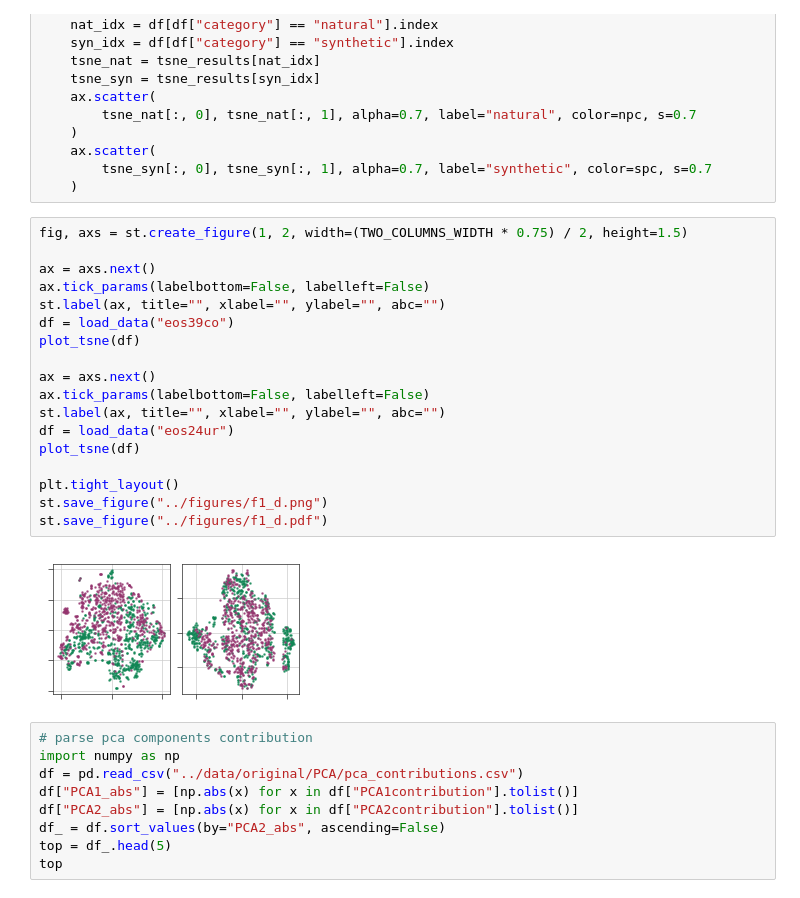
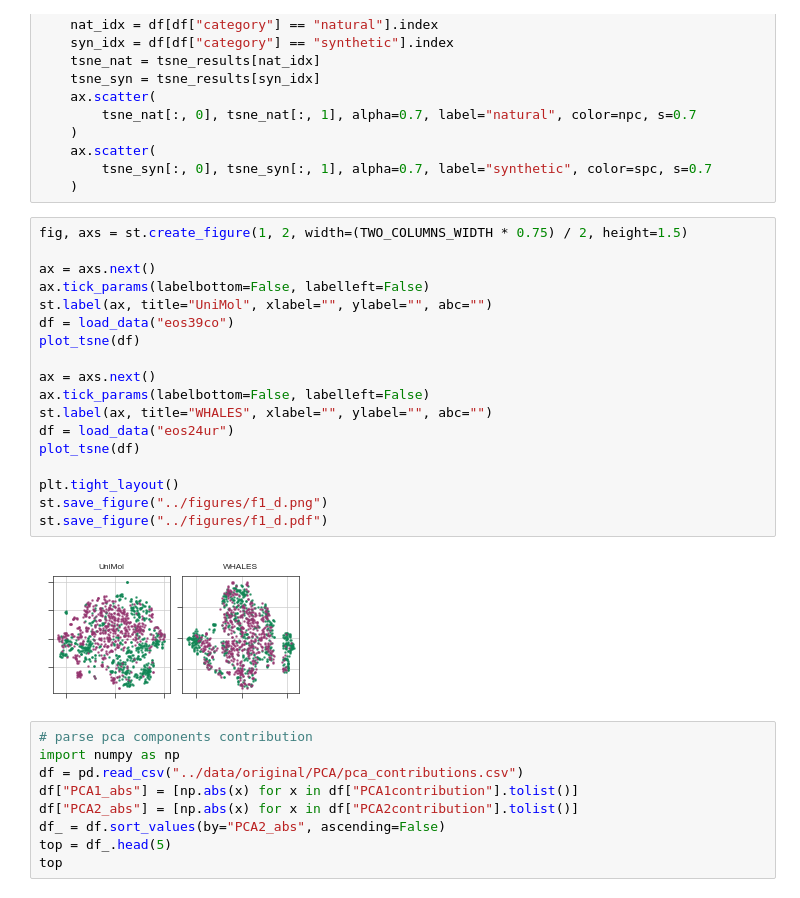
Before and after one commit to ersilia-os/sars-cov-2-chemspace, a Jupyter notebook: notebooks/04_Figure1.ipynb, the cells around one changed output. Saved outputs shown, nothing was run; the diff lists cells and outputs as text.

```diff
--- a/notebooks/04_Figure1.ipynb
+++ b/notebooks/04_Figure1.ipynb
@@ -110,23 +110,23 @@ def plot_tsne(data):
 # %%
 fig, axs = st.create_figure(1, 2, width=(TWO_COLUMNS_WIDTH * 0.75) / 2, height=1.5)
 
 ax = axs.next()
 ax.tick_params(labelbottom=False, labelleft=False)
-st.label(ax, title="", xlabel="", ylabel="", abc="")
+st.label(ax, title="UniMol", xlabel="", ylabel="", abc="")
 df = load_data("eos39co")
 plot_tsne(df)
 
 ax = axs.next()
 ax.tick_params(labelbottom=False, labelleft=False)
-st.label(ax, title="", xlabel="", ylabel="", abc="")
+st.label(ax, title="WHALES", xlabel="", ylabel="", abc="")
 df = load_data("eos24ur")
 plot_tsne(df)
 
 plt.tight_layout()
 st.save_figure("../figures/f1_d.png")
 st.save_figure("../figures/f1_d.pdf")
 # %% [output]
-[figure, old version]
+[figure, new version]
 # %%
 # parse pca components contribution
 import numpy as np
```
Also changed, not shown: parts of 1 cell of this notebook, 18 other files.
